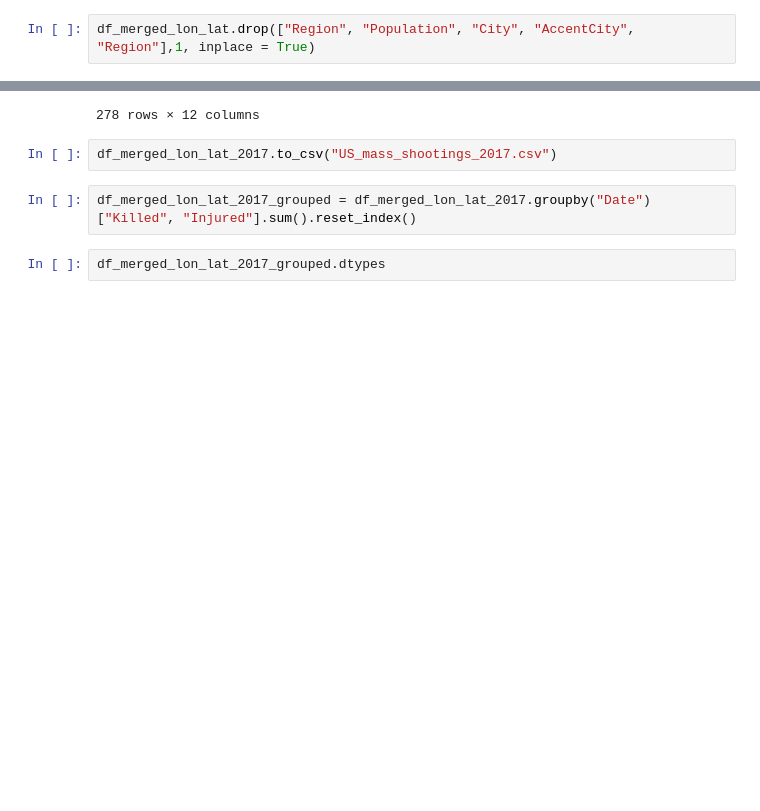
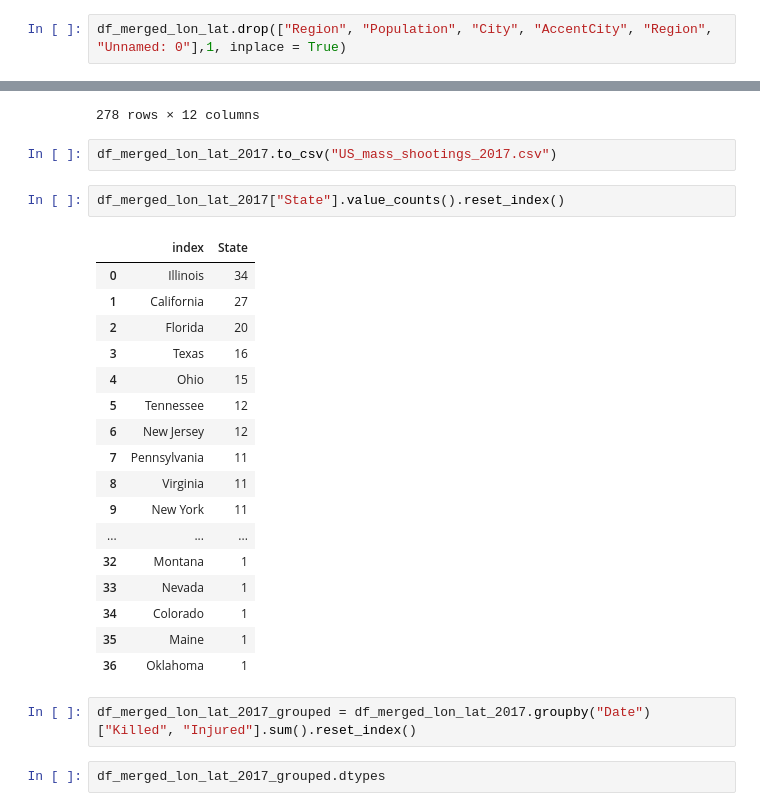
Before and after one commit to JulienAssouline/data-studios-projects, a Jupyter notebook: code/US_mass_shootings/US_Mass_Shootings.ipynb, the cells around one changed output, grey strips where cells are left out. Drawn from its saved outputs; the diff is of its cells as text; blank space fills up the shorter version.

```diff
--- a/code/US_mass_shootings/US_Mass_Shootings.ipynb
+++ b/code/US_mass_shootings/US_Mass_Shootings.ipynb
@@ -204,5 +204,5 @@ df_merged_lon_lat.head()
 # %%
-df_merged_lon_lat.drop(["Region", "Population", "City", "AccentCity", "Region"],1, inplace = True)
+df_merged_lon_lat.drop(["Region", "Population", "City", "AccentCity", "Region", "Unnamed: 0"],1, inplace = True)
 # %%
 df_merged_lon_lat.columns = ["Date", "State", "City", "Address", "Killed", "Injured", "Year", "Code", "Country", "Latitude", "Longitude", "test"]
 # %%
@@ -285,6 +285,26 @@ df_merged_lon_lat_2017
 278 rows × 12 columns
 # %%
 df_merged_lon_lat_2017.to_csv("US_mass_shootings_2017.csv")
+# %%
+df_merged_lon_lat_2017["State"].value_counts().reset_index()
+# %% [output]
+|  | index | State |
+| 0 | Illinois | 34 |
+| 1 | California | 27 |
+| 2 | Florida | 20 |
+| 3 | Texas | 16 |
+| 4 | Ohio | 15 |
+| 5 | Tennessee | 12 |
+| 6 | New Jersey | 12 |
+| 7 | Pennsylvania | 11 |
+| 8 | Virginia | 11 |
+| 9 | New York | 11 |
+| ... | ... | ... |
+| 32 | Montana | 1 |
+| 33 | Nevada | 1 |
+| 34 | Colorado | 1 |
+| 35 | Maine | 1 |
+| 36 | Oklahoma | 1 |
 # %%
 df_merged_lon_lat_2017_grouped = df_merged_lon_lat_2017.groupby("Date")["Killed", "Injured"].sum().reset_index()
 # %%
```
Also changed, not shown: parts of 5 cells of this notebook, 13 other files.
